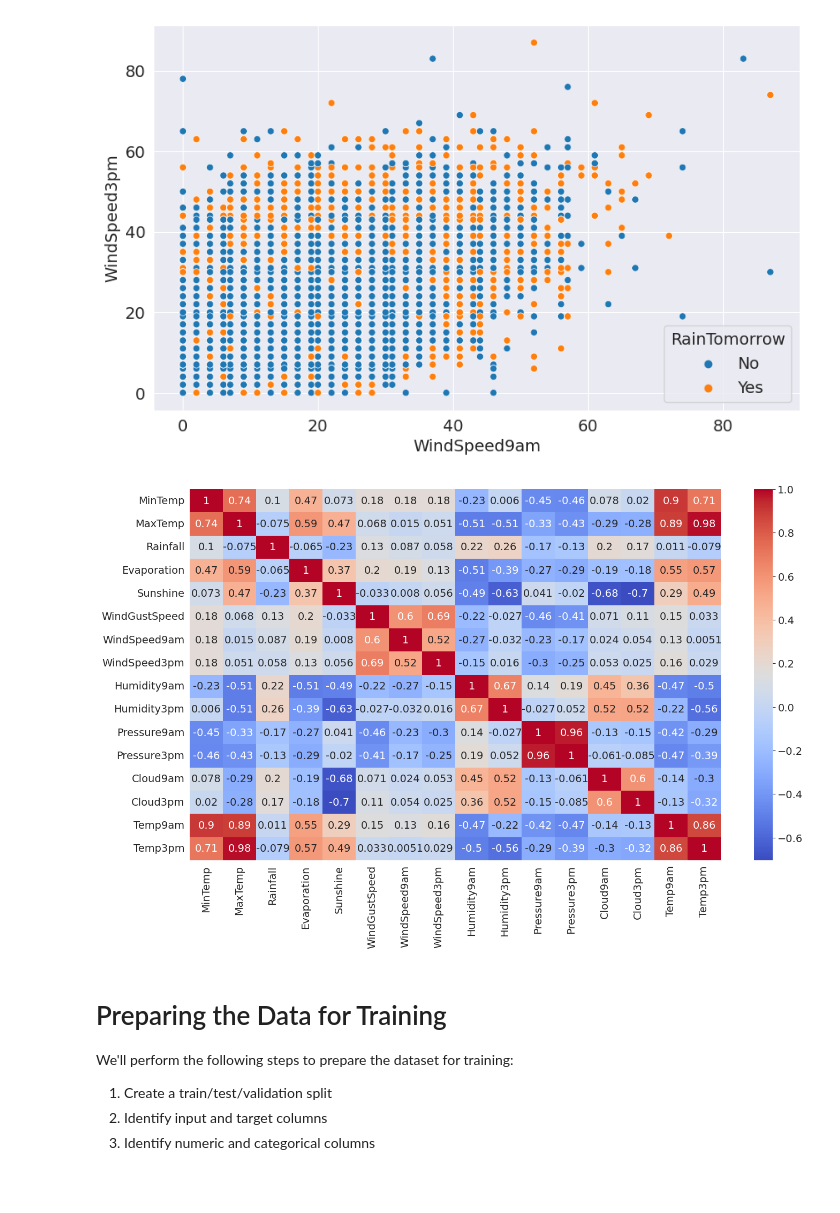
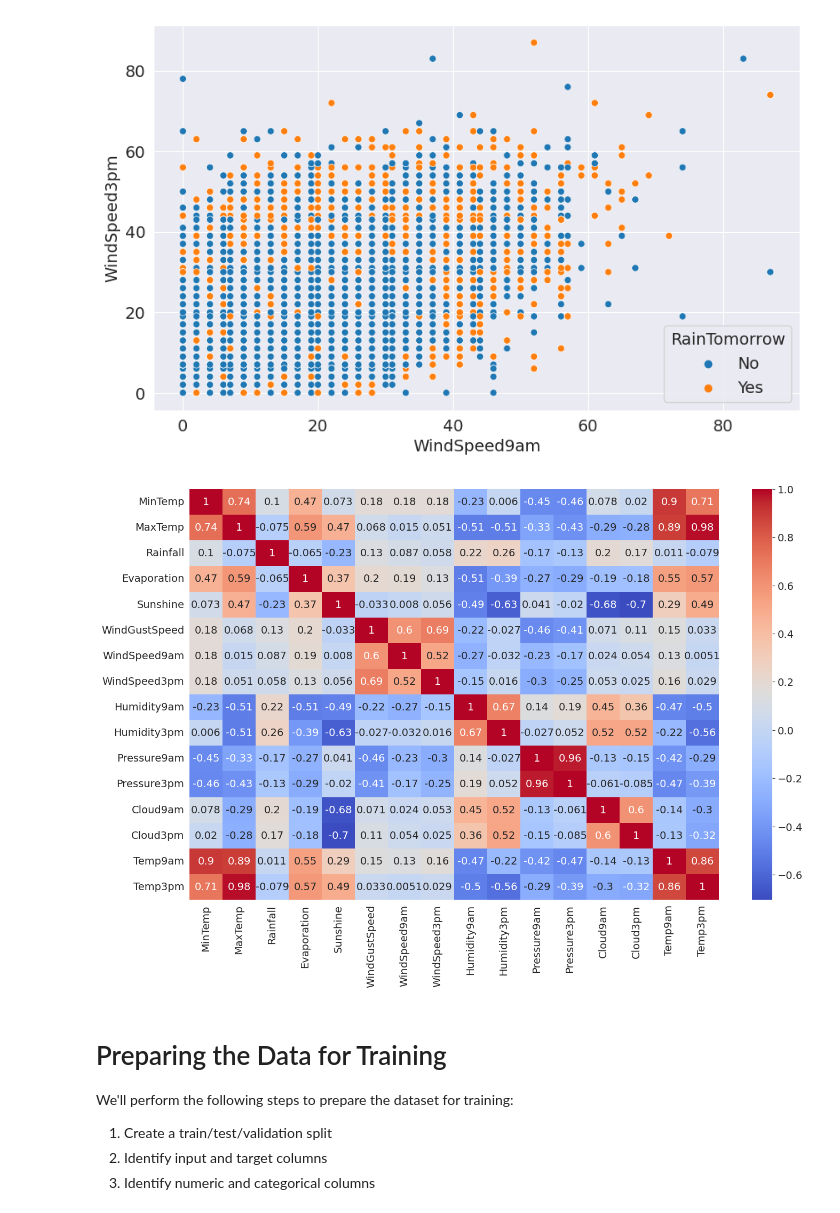
Before and after one commit to sridharstreaks/My-Kaggle-Projects, a Jupyter notebook: decision-trees-intution-model-building.ipynb, the cells around one changed output. Saved outputs shown, nothing was run; the diff lists cells and outputs as text; code cells hidden in the pictures; blank space fills up the shorter version.

```diff
--- a/decision-trees-intution-model-building.ipynb
+++ b/decision-trees-intution-model-building.ipynb
@@ -193,11 +201,11 @@ sns.scatterplot(data=raw_df,x='WindSpeed9am',y='WindSpeed3pm',hue='RainTomorrow'
 <AxesSubplot:xlabel='WindSpeed9am', ylabel='WindSpeed3pm'>
 [figure]
 # %%
-plt.figure(figsize=(16, 9))
+plt.figure(figsize=(16, 10))
 sns.heatmap(raw_df.corr(), cmap='coolwarm',annot=True)
 plt.show()
 # %% [output]
-[figure, old version]
+[figure, new version]
 # %% [markdown]
 # Preparing the Data for Training
 
```
Also changed, not shown: parts of 213 cells of this notebook.
